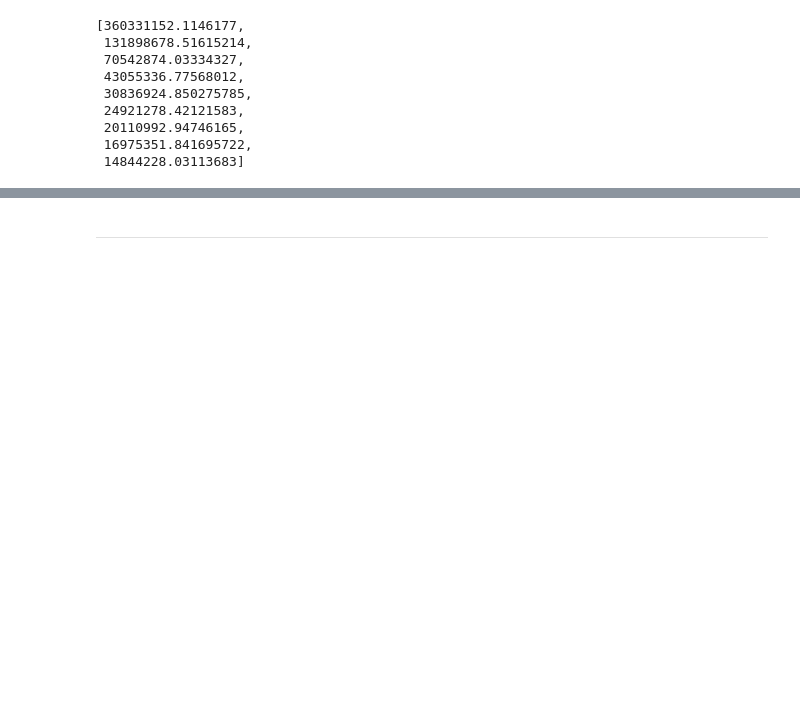
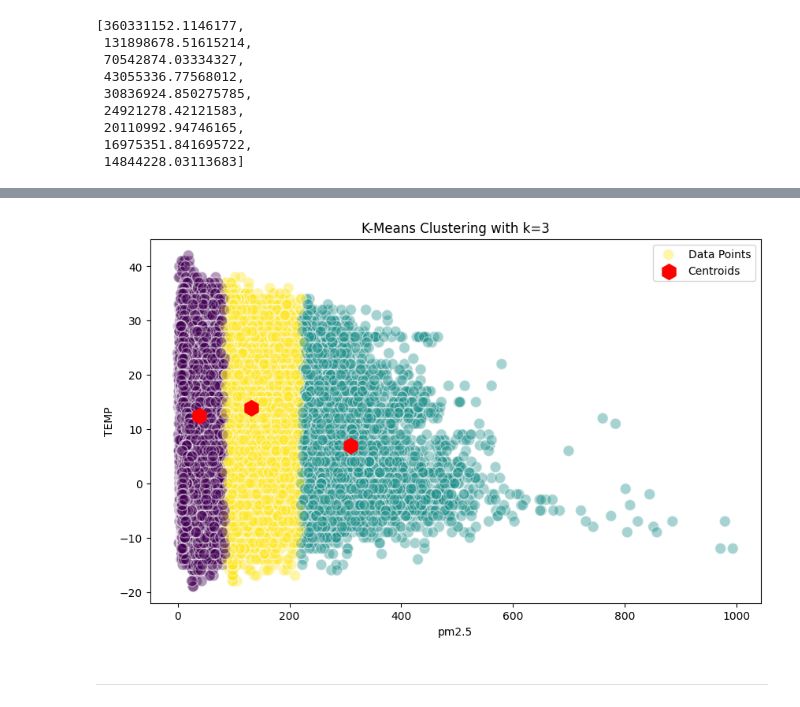
Before and after one commit to Vedant988/Vedant_INBT010521_June2024, a Jupyter notebook: task2_PRSA_data_2010.1.1-2014.12.31.ipynb, the cells around one changed output, grey strips where cells are left out. Cells and saved outputs as stored; diff of their text form; code cells hidden in the pictures; blank space fills up the shorter version.

```diff
--- a/task2_PRSA_data_2010.1.1-2014.12.31.ipynb
+++ b/task2_PRSA_data_2010.1.1-2014.12.31.ipynb
@@ -643,3 +659,18 @@ Name: count, dtype: int64
+# %%
+plt.figure(figsize=(10, 6))
+plt.scatter(x['pm2.5'], x['TEMP'], c=labels, cmap='viridis', marker='o', s=100, alpha=0.4, edgecolor='w', label='Data Points')
+
+# Plot the cluster centroids
+plt.scatter(centroids[:, 0], centroids[:, 1], c='red', marker='h', s=200, label='Centroids')
+
+# Adding titles and labels
+plt.title('K-Means Clustering with k=3')
+plt.xlabel('pm2.5')
+plt.ylabel('TEMP')
+plt.legend()
+plt.show()
+# %% [output]
+[figure, added]
 # %% [markdown]
 ---
 # %% [markdown]
```
Also changed, not shown: parts of 7 cells of this notebook.
